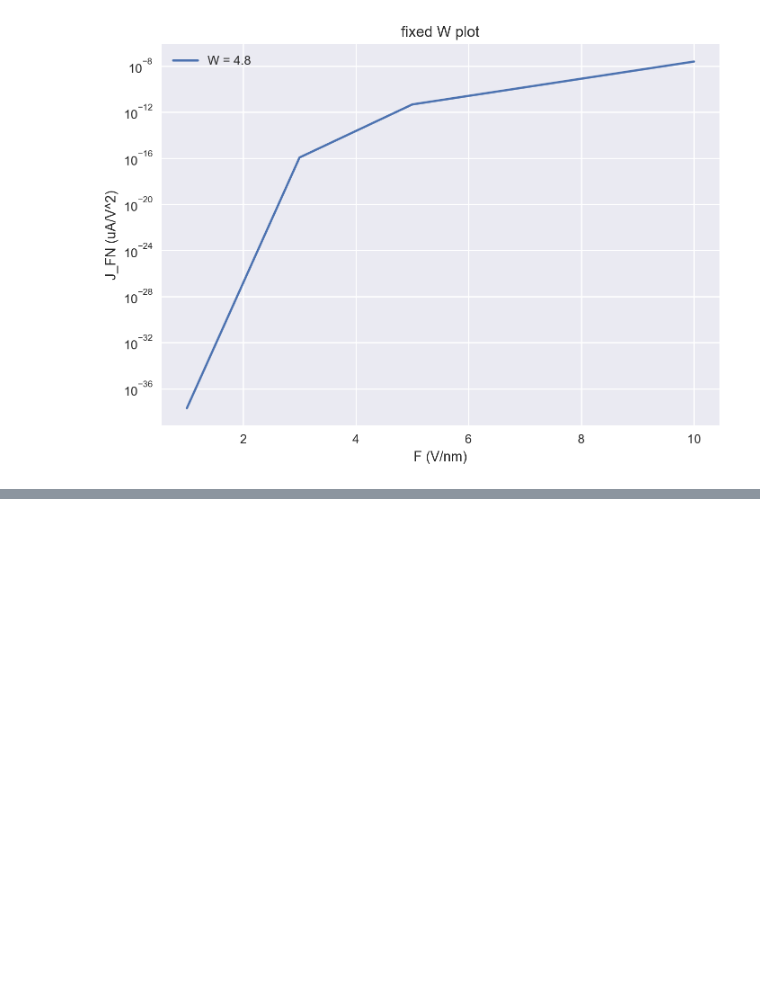
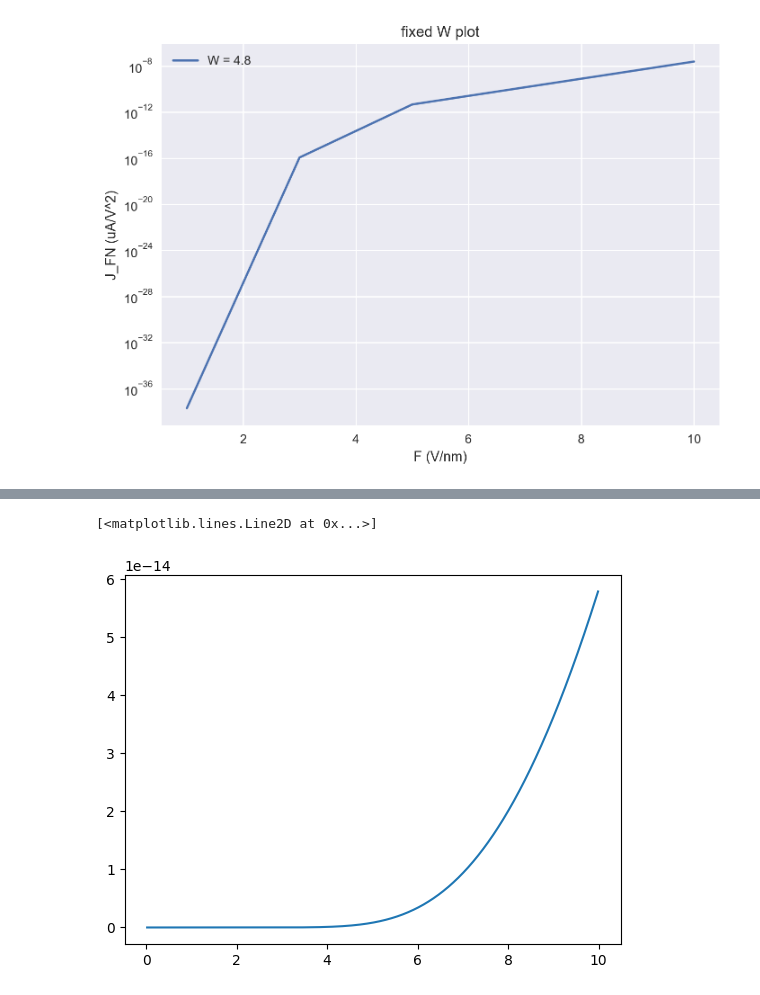
Before and after one commit to Kyatn/FEA-analysis, a Jupyter notebook: FN-currentForhighCurvatureTip.ipynb, the cells around one changed output, grey strips where cells are left out. Cells and saved outputs as stored; diff of their text form; code cells hidden in the pictures; blank space fills up the shorter version.

```diff
--- a/FN-currentForhighCurvatureTip.ipynb
+++ b/FN-currentForhighCurvatureTip.ipynb
@@ -238,0 +303,26 @@ plt.show()
+# %%
+def s_current_density(F,T,W,Eg):
+    a = 1.54
+    b = 6.83
+    e = 1.62e-19
+    kb = 8.617333262e-5 # eV K^-1
+    ge = 10.24634 #eV^(1/2) nm^-1
+    dF = 1/(ge * W**(1/2)/(F))
+    print(dF)
+    Se = (dF/(dF - kb*T) + 1) * np.exp((1/dF - 1/(kb*T))*Eg/2)
+    j = a * F/W**(1/2) *kb * T * np.exp(-b*W**(3/2)/F)
+    print(j*Se)
+
+    return j*Se
+# %%
+# considering it is silicon
+W = 4
+Eg = 1.12
+
+# also condering first at room temperature
+T = 300
+
+# field range
+F = np.arange(0.01, 10, .01)
+# %%
+current = s_current_density(F,T,W,Eg)
@@ -238,0 +347,5 @@ plt.show()
+# %%
+plt.plot(F, current)
+# %% [output]
+[<matplotlib.lines.Line2D at 0x...>]
+[figure, added]
```
Also changed, not shown: parts of 13 cells of this notebook.
